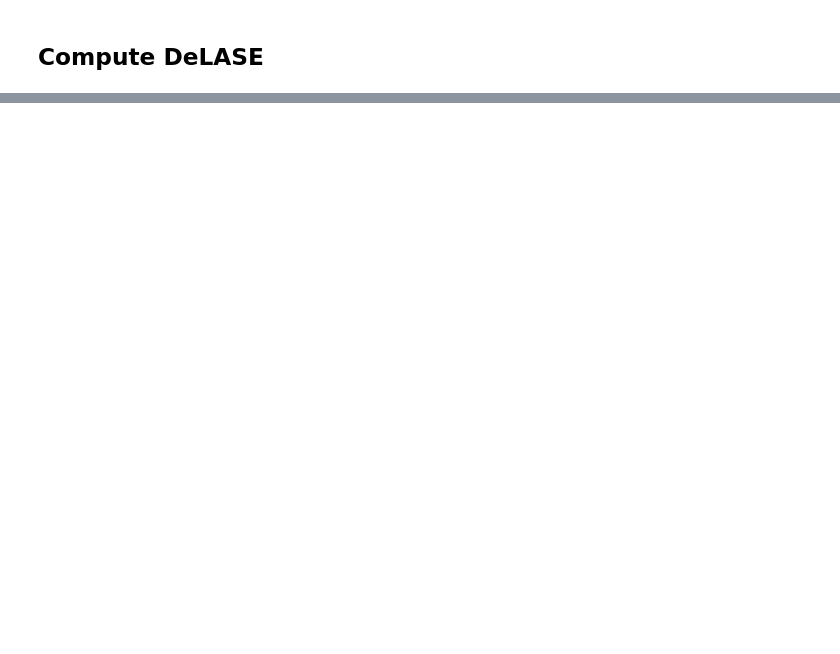
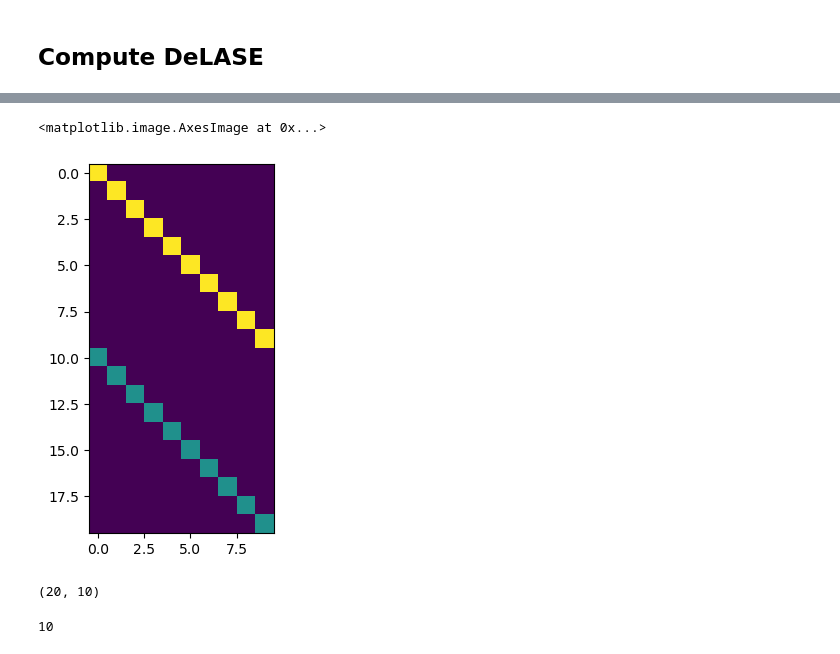
Before and after one commit to adamjeisen/ChaoticConsciousness, a Jupyter notebook: _sandbox/Contraction/2023-06-16 - Contraction w Recurrent Networks.ipynb, the cells around one changed output, grey strips where cells are left out. Cells and saved outputs as stored; diff of their text form; code cells hidden in the pictures; blank space fills up the shorter version.

```diff
--- a/_sandbox/Contraction/2023-06-16 - Contraction w Recurrent Networks.ipynb
+++ b/_sandbox/Contraction/2023-06-16 - Contraction w Recurrent Networks.ipynb
@@ -441,0 +529,52 @@ plt.show()
+# %%
+lamb = 0.6
+tau = 0.1
+# %%
+matrix_size = parameter_grid.matrix_size_vals[results['lowpass'][lamb]['m_index']]
+rank = parameter_grid.r_vals[results['lowpass'][lamb]['r_index']]
+# %%
+signal = signals[lamb][transient:, indices]
+H = signal.copy()
+n_delays = int(np.ceil(matrix_size/signal.shape[1])) - 1
+for lag in np.arange(n_delays):
+    RC = dt*(lag + 1)
+    alpha = dt/(RC + dt)
+    filtered_signal = np.zeros(signal.shape)
+    for t in range(1, signal.shape[0]):
+        filtered_signal[t] = filtered_signal[t-1] + alpha*(signal[t] - filtered_signal[t- 1])
+    H = np.hstack([H, filtered_signal])
+H_test = H[window:window + T_pred]
+H = H[:window]
+
+delase = DeLASE(H, n_delays=1, rank=rank, device=device)
+delase.DMD.compute_hankel()
+delase.DMD.compute_svd()
+delase.DMD.compute_havok_dmd()
+
+n = delase.n*delase.n_delays
+I = torch.eye(n).to(device)
+A = ((delase.DMD.A_havok_dmd - I)/dt)
+M = torch.from_numpy(scipy.linalg.solve_continuous_lyapunov(A.T.cpu(), -I.cpu())).to(device)
+# %%
+phi_J = np.zeros((n, num_indices))
+for i in range(num_indices):
+    phi_J[i, i] = 1
+
+for lag in np.arange(n_delays):
+    RC = dt*(lag + 1)
+    alpha = dt/(RC + dt)
+    for i in range(num_indices):
+        phi_J[(lag+1)*num_indices + i, i] = alpha
+# %%
+plt.imshow(phi_J)
+# %% [output]
+<matplotlib.image.AxesImage at 0x...>
+[figure, added]
+# %%
+n, num_indices
+# %% [output]
+(20, 10)
+# %%
+np.linalg.matrix_rank(phiJ)
+# %% [output]
+10
```
Also changed, not shown: parts of 25 cells of this notebook, 8 other files.
